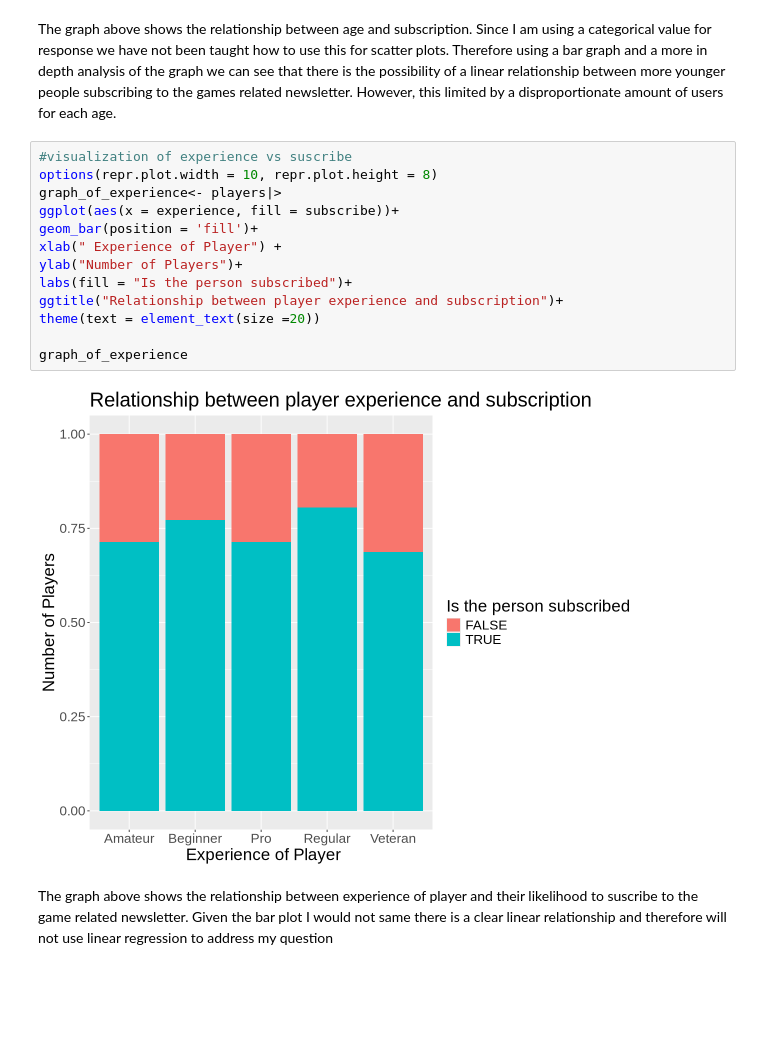
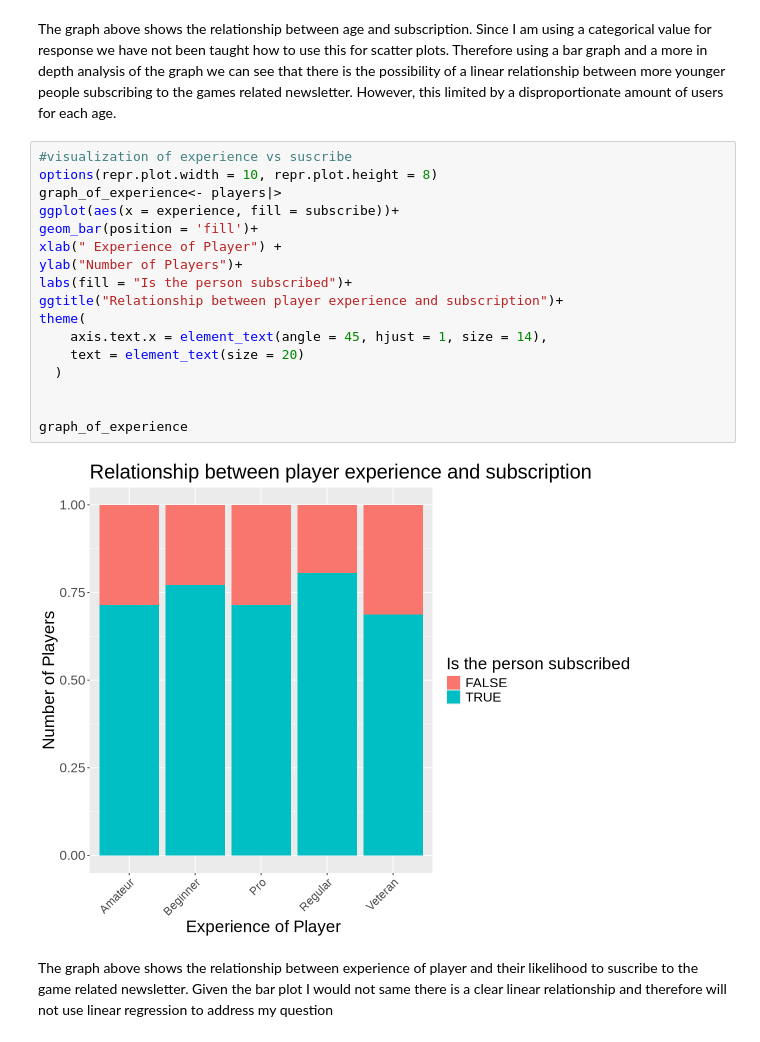
Before and after one commit to Jvantunen/DSCI_minecraft_project_group2, a Jupyter notebook: DSCI_individual_progect_Group_2.ipynb, the cells around one changed output. Saved outputs shown, nothing was run; the diff lists cells and outputs as text; blank space fills up the shorter version.

Commit message:
Change to the theme of graph 2

```diff
--- a/DSCI_individual_progect_Group_2.ipynb
+++ b/DSCI_individual_progect_Group_2.ipynb
@@ -192,18 +192,22 @@ The graph above shows the relationship between age and subscription. Since I am
 # %%
 #visualization of experience vs suscribe
 options(repr.plot.width = 10, repr.plot.height = 8)
 graph_of_experience<- players|>
 ggplot(aes(x = experience, fill = subscribe))+
 geom_bar(position = 'fill')+
 xlab(" Experience of Player") +
 ylab("Number of Players")+
 labs(fill = "Is the person subscribed")+
 ggtitle("Relationship between player experience and subscription")+
-theme(text = element_text(size =20))
+theme(
+    axis.text.x = element_text(angle = 45, hjust = 1, size = 14),
+    text = element_text(size = 20)
+  )
+
 
 graph_of_experience
 # %% [output]
-[figure, old version]
+[figure, new version]
 # %% [markdown]
 The graph above shows the relationship between experience of player and their likelihood to suscribe to the game related newsletter. Given the bar plot I would not same there is a clear linear relationship and therefore will not use linear regression to address my question
 # %% [markdown]
```
